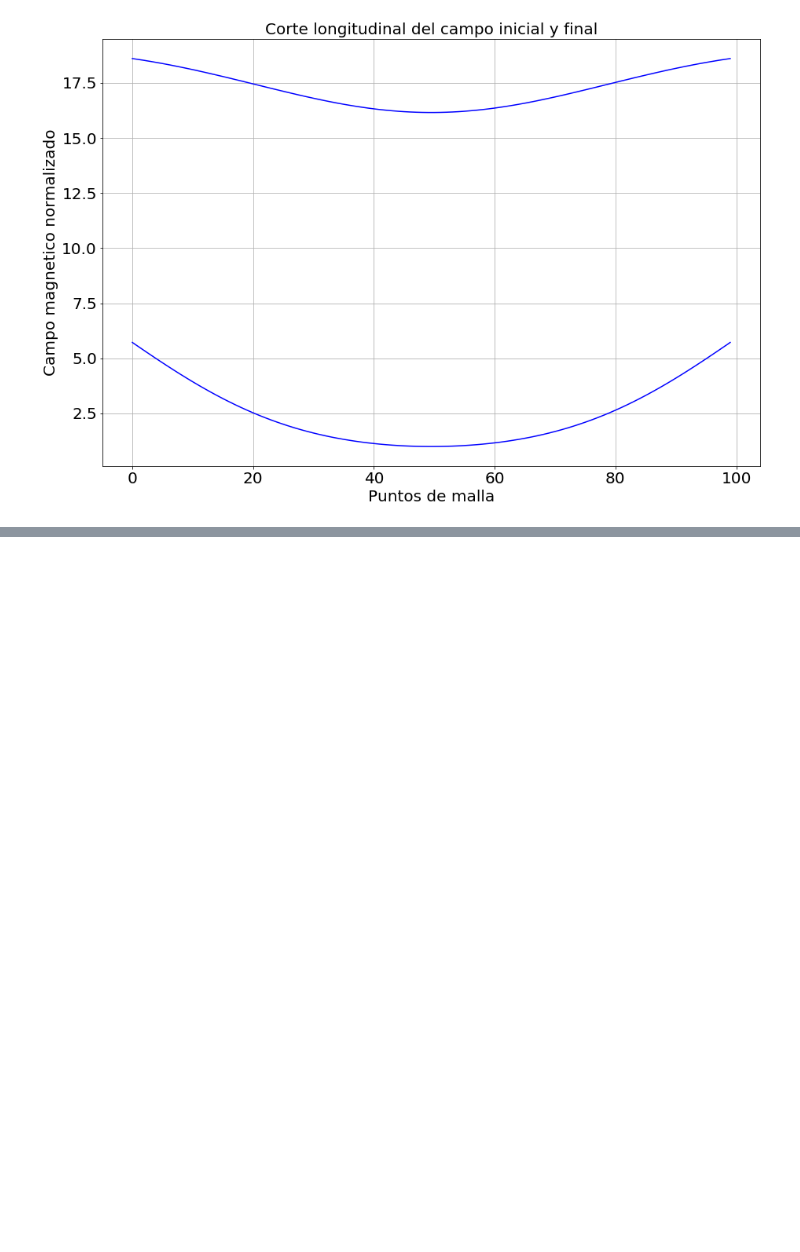
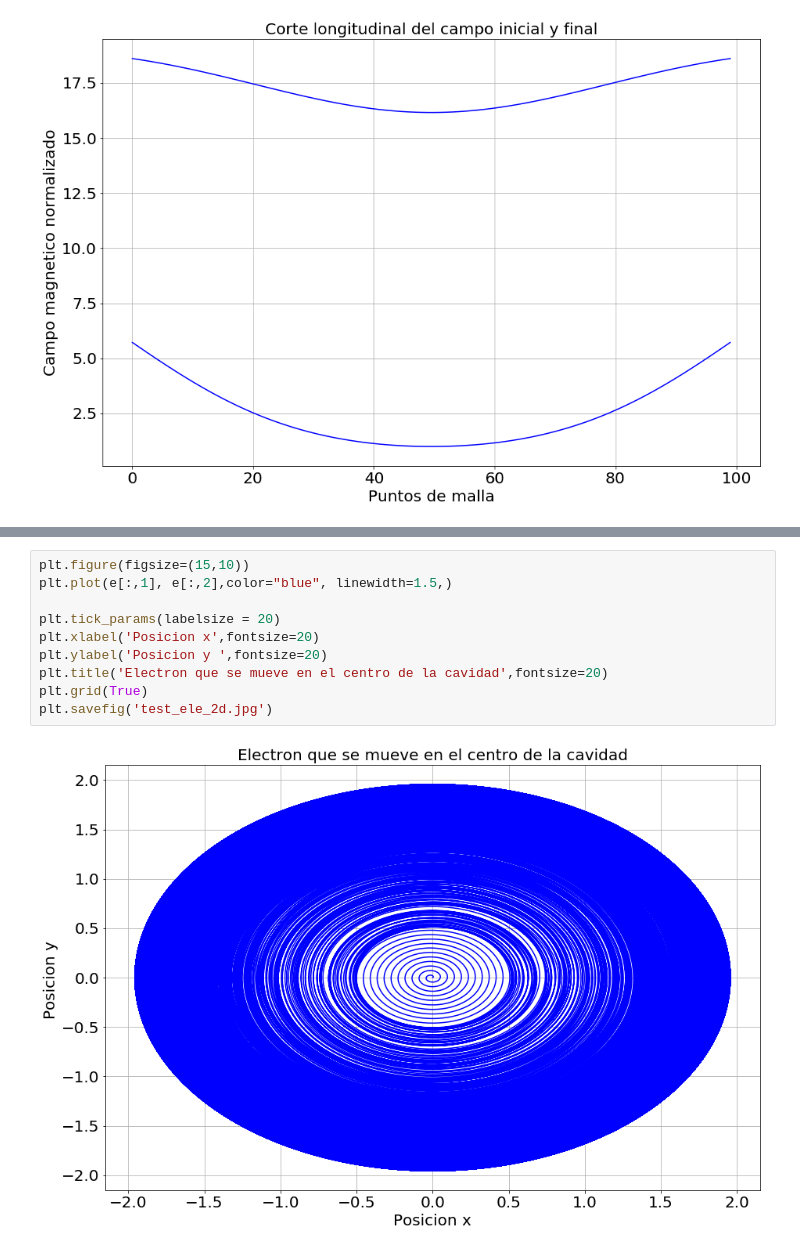
Before and after one commit to alejandroher07/Proyecto-final-, a Jupyter notebook: testing/testing.ipynb, the cells around one changed output, grey strips where cells are left out. Saved outputs shown, nothing was run; the diff lists cells and outputs as text; blank space fills up the shorter version.

```diff
--- a/testing/testing.ipynb
+++ b/testing/testing.ipynb
@@ -44,0 +71,12 @@ plt.savefig('Campo_i_f.jpg')
+# %%
+plt.figure(figsize=(15,10))
+plt.plot(e[:,1], e[:,2],color="blue", linewidth=1.5,)
+
+plt.tick_params(labelsize = 20)
+plt.xlabel('Posicion x',fontsize=20)
+plt.ylabel('Posicion y ',fontsize=20)
+plt.title('Electron que se mueve en el centro de la cavidad',fontsize=20)
+plt.grid(True)
+plt.savefig('test_ele_2d.jpg')
+# %% [output]
+[figure, added]
```
Also changed, not shown: parts of 2 cells of this notebook.
